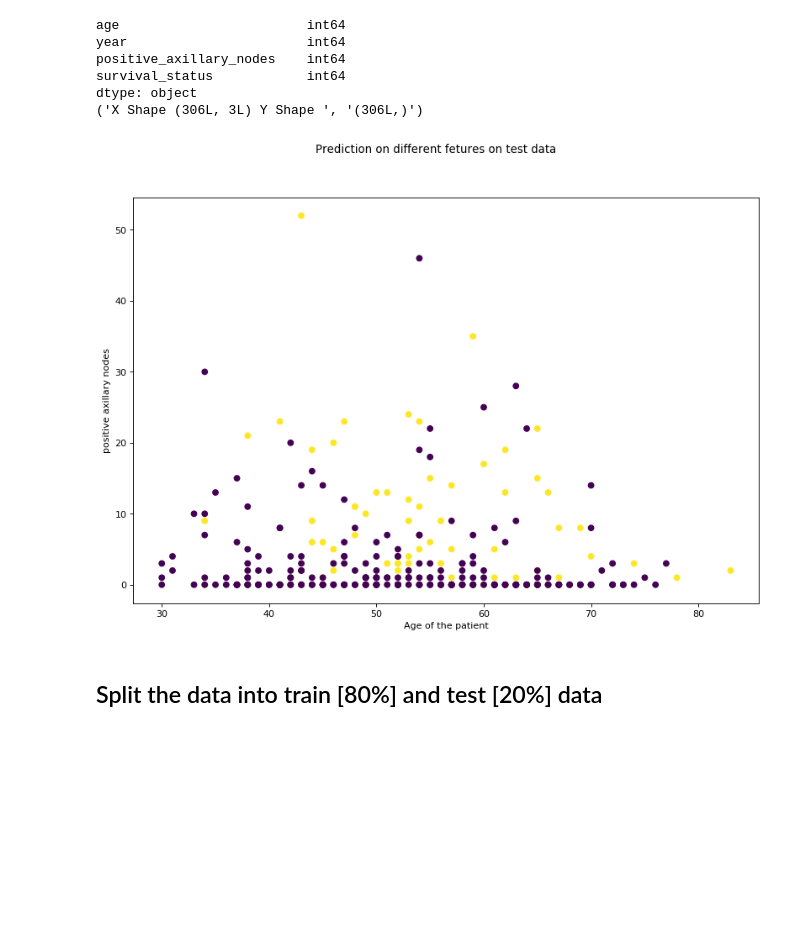
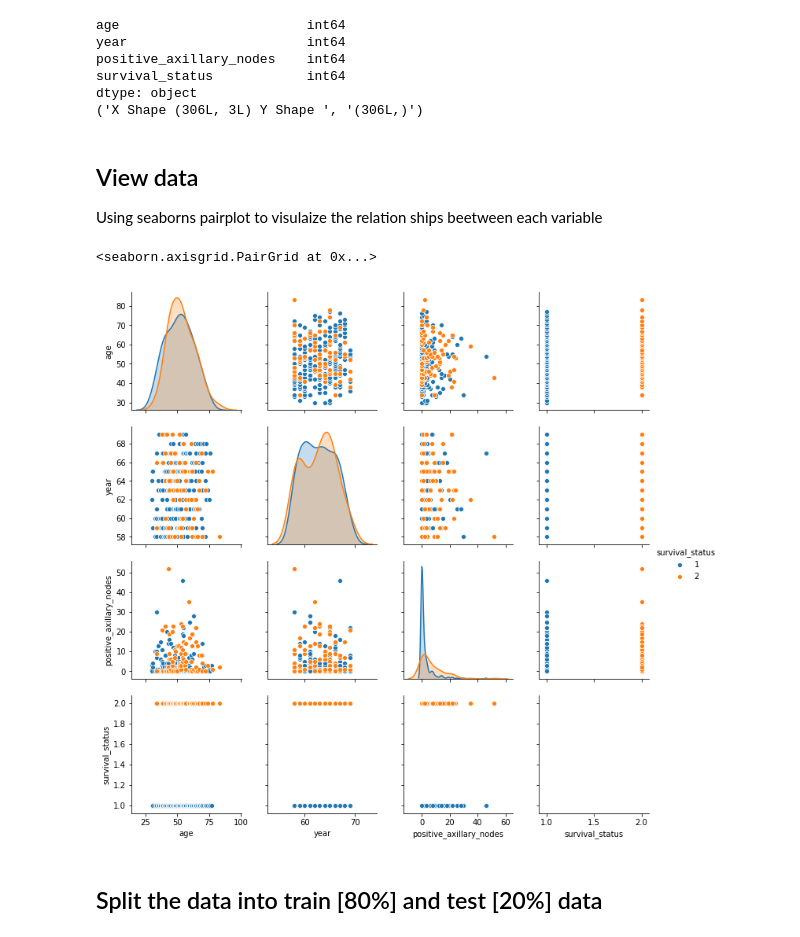
Before and after one commit to AnithShatamraj/Haberman-BreastCancer, a Jupyter notebook: Haberman-BreastCancer.ipynb, the cells around one changed output. Cells and saved outputs as stored; diff of their text form; code cells hidden in the pictures; blank space fills up the shorter version.

```diff
--- a/Haberman-BreastCancer.ipynb
+++ b/Haberman-BreastCancer.ipynb
@@ -68,17 +69,14 @@ positive_axillary_nodes    int64
 survival_status            int64
 dtype: object
 ('X Shape (306L, 3L) Y Shape ', '(306L,)')
-# %%
-#Plotting the data points with age and axxilary nodes
-figure(num=None, figsize=(12, 8), dpi=80, facecolor='w', edgecolor='k')
-plt.figure(1)
-plt.suptitle('Prediction on different fetures on test data')
-plt.scatter(X[:,0],X[:,2],c=Y)
-plt.xlabel('Age of the patient')
-plt.ylabel('positive axillary nodes')
-plt.show()
-# %% [output]
-[figure, removed]
+# %% [markdown]
+## View data
+Using seaborns pairplot to visulaize the relation ships beetween each variable
+# %%
+sb.pairplot(df,'survival_status')
+# %% [output]
+<seaborn.axisgrid.PairGrid at 0x...>
+[figure, added]
 # %% [markdown]
 ## Split the data into train [80%] and test [20%] data
 # %%
```
Also changed, not shown: parts of 1 cell of this notebook.
